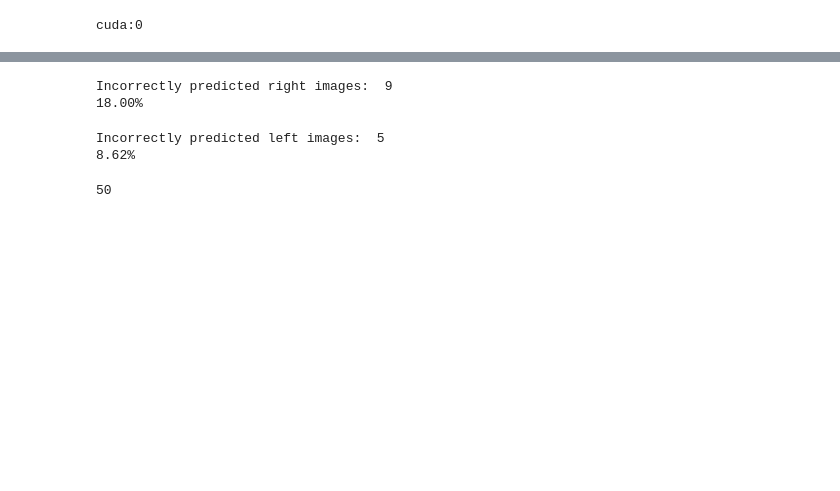
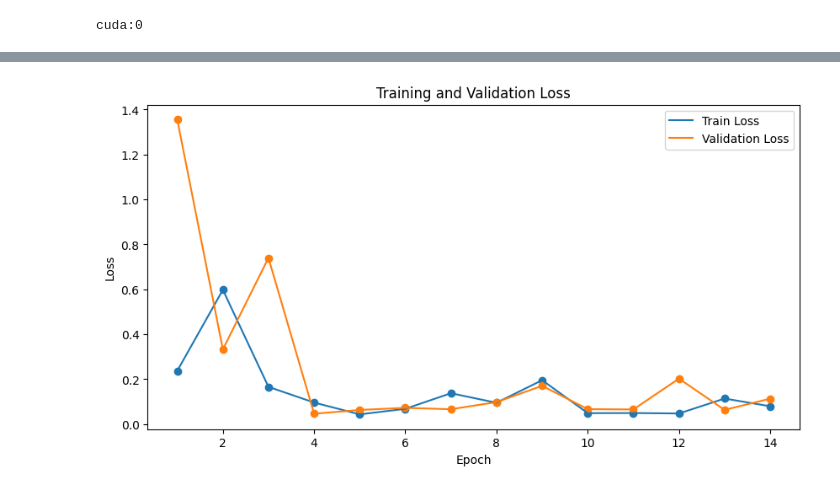
Before and after one commit to SzymixOz/semantic-segmentation-of-coronary-vessels, a Jupyter notebook: side_recognition/side_nn.ipynb, the cells around one changed output, grey strips where cells are left out. Cells and saved outputs as stored; diff of their text form; code cells hidden in the pictures; blank space fills up the shorter version.

Commit message:
cleanup, side_nn update, dataset reduced by faulty photos

```diff
--- a/side_recognition/side_nn.ipynb
+++ b/side_recognition/side_nn.ipynb
@@ -248,3 +223,18 @@ plt.show()
+# %%
+starting_epoch = 1
+y = list(range(starting_epoch, len(train_losses)))
+plt.figure(figsize=(10, 5))
+plt.plot(y, train_losses[starting_epoch:], label='Train Loss')
+plt.scatter(y, train_losses[starting_epoch:])
+plt.plot(y, val_losses[starting_epoch:], label='Validation Loss')
+plt.scatter(y, val_losses[starting_epoch:])
+plt.xlabel('Epoch')
+plt.ylabel('Loss')
+plt.legend()
+plt.title('Training and Validation Loss')
+plt.savefig('loss.png')
+# %% [output]
+[figure, added]
 # %%
 
 def imshow(inp, title=None):
@@ -292,55 +279,3 @@ def visualize_predictionWithImage(image_path, model, transform, class_names):
 image_path = 'images_by_side/train/right/13c2ur549vohc0jat2dvu3xrxb1_27.png'
 
 class_names = ["left", "right"]
-# %%
-import os
-
-directory_path = 'images_by_side/test/right'
-
-file_names = os.listdir(directory_path)
-
-file_names = [f for f in file_names if os.path.isfile(os.path.join(directory_path, f))]
-
-class_names = ["left", "right"]
-count = 0
-# print(file_names)
-for file_name in file_names:
-    image_path = os.path.join(directory_path, file_name)
-    predicted_class = visualize_prediction(image_path, model_ft, val_augs, class_names)
-    if predicted_class == "left":
-        count += 1
-        # print(file_name)
-        # visualize_predictionWithImage(image_path, model_ft, val_augs, class_names)
-print("Incorrectly predicted right images: ", count)
-print(f"{count/len(file_names)*100:.2f}%")
-# %% [output]
-Incorrectly predicted right images:  9
-18.00%
-# %%
-import os
-
-directory_path = 'images_by_side/test/left'
-
-file_names = os.listdir(directory_path)
-
-file_names = [f for f in file_names if os.path.isfile(os.path.join(directory_path, f))]
-
-class_names = ["left", "right"]
-count = 0
-# print(file_names)
-for file_name in file_names:
-    image_path = os.path.join(directory_path, file_name)
-    predicted_class = visualize_prediction(image_path, model_ft, val_augs, class_names)
-    if predicted_class == "right":
-        count += 1
-        # print(file_name)
-        # visualize_predictionWithImage(image_path, model_ft, val_augs, class_names)
-print("Incorrectly predicted left images: ", count)
-print(f"{count/len(file_names)*100:.2f}%")
-# %% [output]
-Incorrectly predicted left images:  5
-8.62%
-# %%
-print(len(file_names))
-# %% [output]
-50
```
Also changed, not shown: parts of 17 cells of this notebook, 13 other files.
